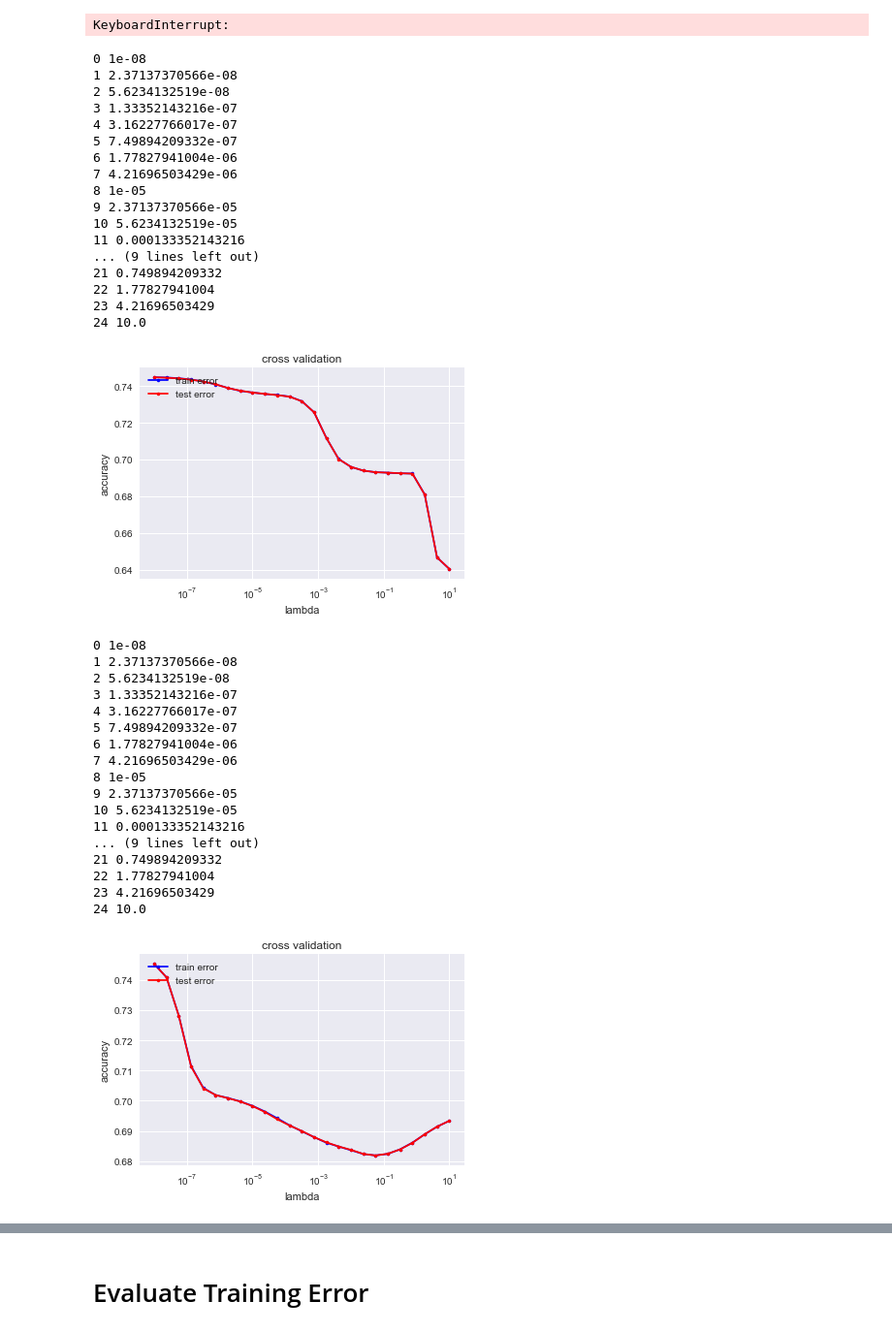
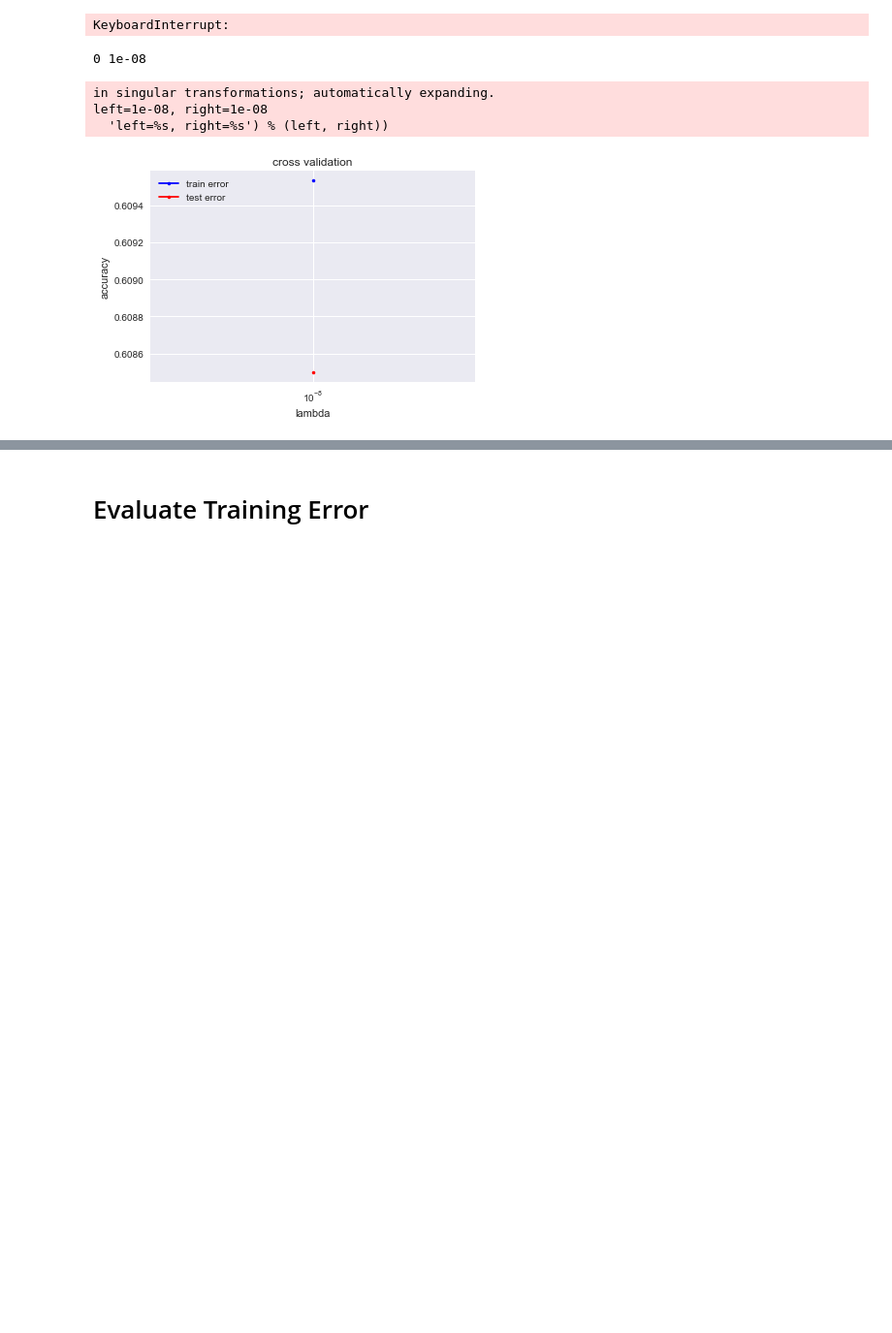
Before and after one commit to doggydigit/HiggsBosonDetection, a Jupyter notebook: workspace/pipeline.ipynb, the cells around one changed output, grey strips where cells are left out. Shown at 97% size. Saved outputs shown, nothing was run; the diff lists cells and outputs as text; code cells hidden in the pictures; blank space fills up the shorter version.

Commit message:
logistic reg

```diff
--- a/workspace/pipeline.ipynb
+++ b/workspace/pipeline.ipynb
@@ -146,57 +146,29 @@ def cross_validation_demo(x,y, degree):
     seed = 54
     #degree = 3
     k_fold = 5
-    lambdas = np.logspace(-8, 1, 25)
+    lambdas = np.logspace(-8, 1, 1)
     # split data in k fold
     k_indices = build_k_indices(y, k_fold, seed)
     # define lists to store the loss of training data and test data
     rmse_tr = np.zeros(len(lambdas))
     rmse_te = np.zeros(len(lambdas))
+
+
     # ***************************************************
     # INSERT YOUR CODE HERE
     # cross validation: TODO
     # ***************************************************
     for ind, lambda_ in enumerate(lambdas):
         print(ind, lambda_)
-        rmse_tr[ind], rmse_te[ind] = cross_validation(y, x,k_indices, k_fold, lambda_, degree)
+        rmse_tr[ind], rmse_te[ind] = cross_validation(y, x, k_indices, k_fold, lambda_, degree, "logistic",
+                                                      1000, 0.0001)
     cross_validation_visualization(lambdas, rmse_tr, rmse_te)
 # %%
-for i in range(1,5):
+for i in range(1,2):
     cross_validation_demo(traindata, targets, i)
 # %% [output]
 0 1e-08
-1 2.37137370566e-08
-2 5.6234132519e-08
-3 1.33352143216e-07
-4 3.16227766017e-07
-5 7.49894209332e-07
-6 1.77827941004e-06
-7 4.21696503429e-06
-8 1e-05
-9 2.37137370566e-05
-10 5.6234132519e-05
-11 0.000133352143216
-... (9 lines left out)
-21 0.749894209332
-22 1.77827941004
-23 4.21696503429
-24 10.0
+in singular transformations; automatically expanding.
+left=1e-08, right=1e-08
+  'left=%s, right=%s') % (left, right))
-[figure, old version]
+[figure, new version]
-0 1e-08
-1 2.37137370566e-08
-2 5.6234132519e-08
-3 1.33352143216e-07
-4 3.16227766017e-07
-5 7.49894209332e-07
-6 1.77827941004e-06
-7 4.21696503429e-06
-8 1e-05
-9 2.37137370566e-05
-10 5.6234132519e-05
-11 0.000133352143216
-... (9 lines left out)
-21 0.749894209332
-22 1.77827941004
-23 4.21696503429
-24 10.0
-[figure, removed]
```
Also changed, not shown: parts of 1 cell of this notebook, 2 other files.
